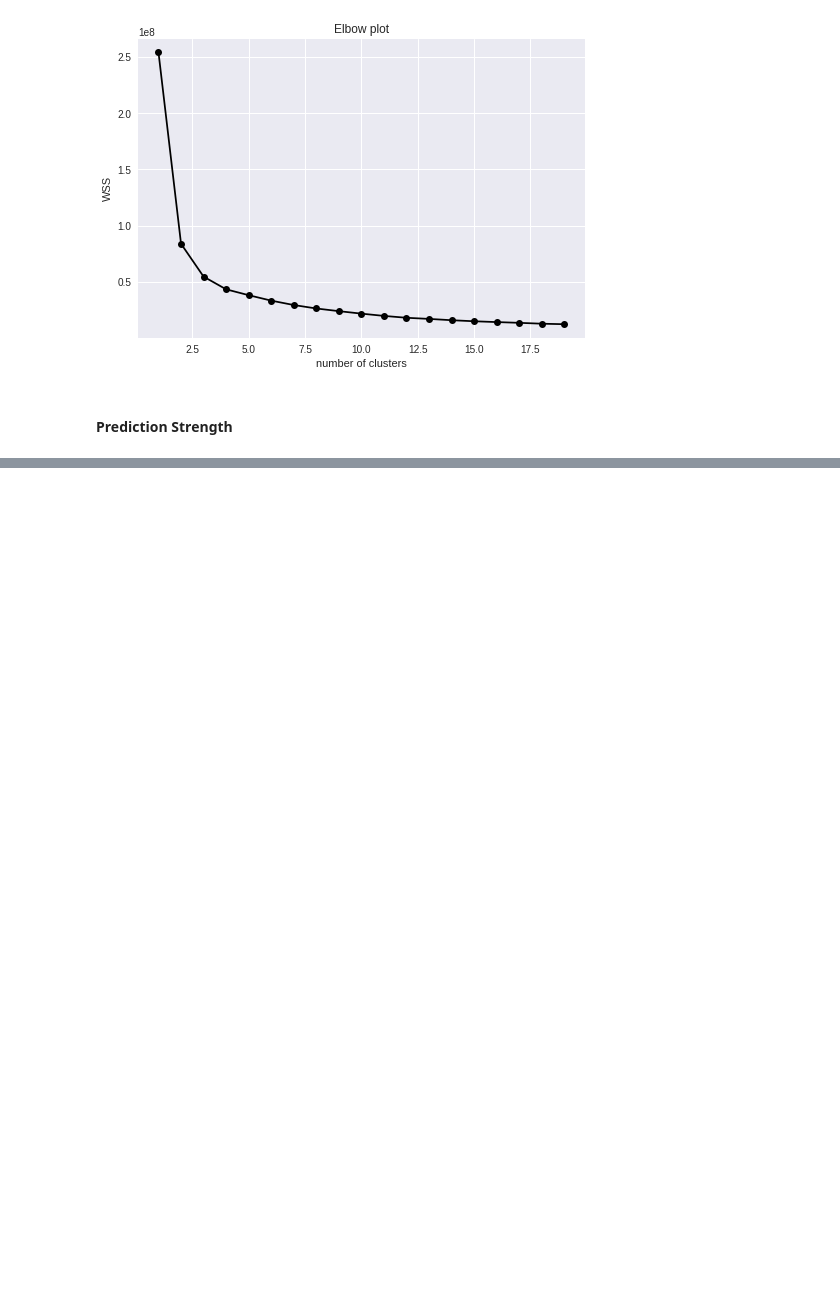
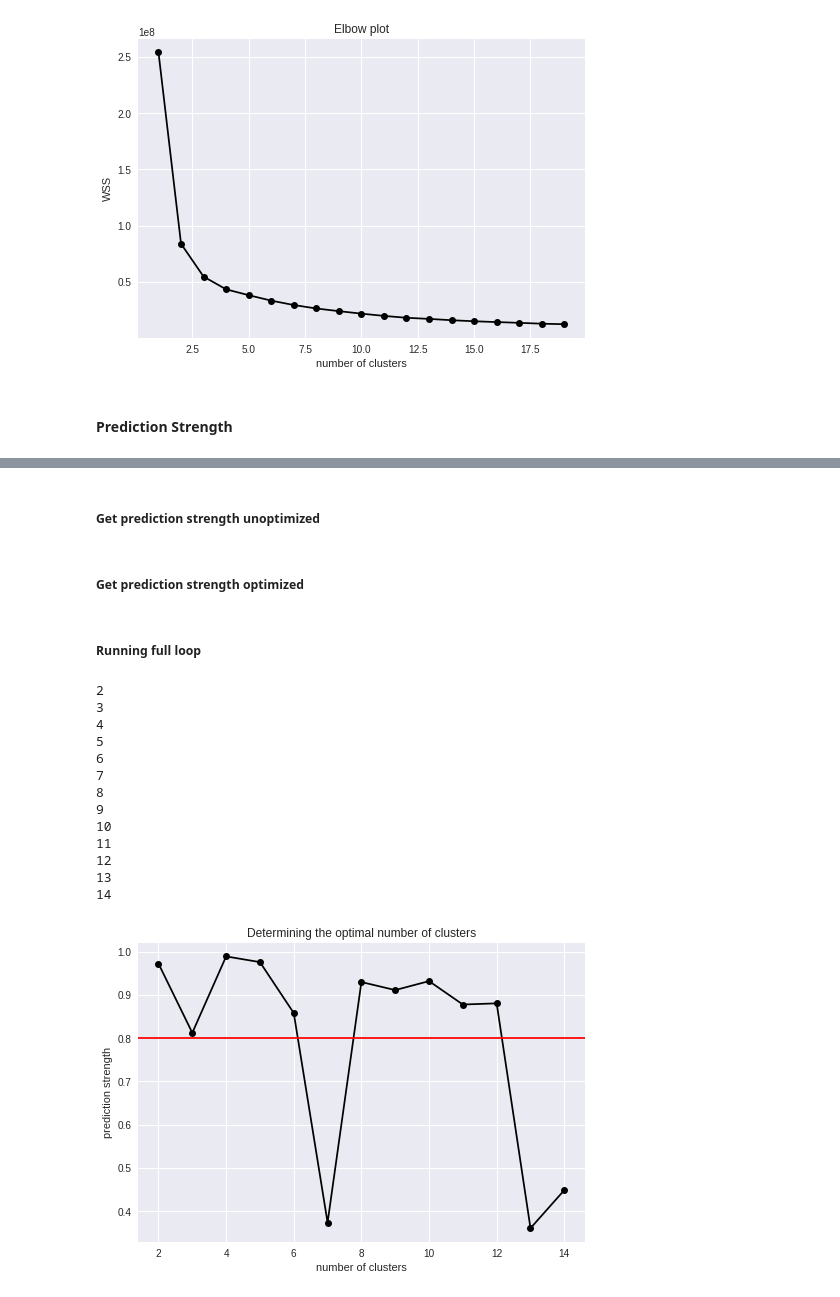
Before and after one commit to dehoyosb/MinJusticia_team77_DS4A_Project, a Jupyter notebook: app/unsupervised_learning_daniel.ipynb, the cells around one changed output, grey strips where cells are left out. Drawn from its saved outputs; the diff is of its cells as text; code cells hidden in the pictures; blank space fills up the shorter version.

Commit message:
Finishing optimized implementation for prediction strength algorithm

```diff
--- a/app/unsupervised_learning_daniel.ipynb
+++ b/app/unsupervised_learning_daniel.ipynb
@@ -245,0 +319,3 @@ def get_closest_centroid(obs, centroids):
+# %%
+x_test = X_test
+test_labels = model_test.labels_
@@ -245,0 +338,8 @@ def get_closest_centroid(obs, centroids):
+# %%
+%time
+test_labels_co_mem = np.zeros((len(test_labels), len(test_labels)))
+for i in range(len(test_labels)):
+    diag = (test_labels == np.roll(test_labels, shift = i))# & (test_labels == 4)
+    diag = diag[i:]
+    test_labels_co_mem[range(i,len(test_labels)),range(len(diag))] = diag
+test_labels_co_mem = test_labels_co_mem + test_labels_co_mem.T - np.diag(np.diag(test_labels_co_mem))
@@ -245,0 +404,15 @@ def get_closest_centroid(obs, centroids):
+# %%
+k = 5
+# %%
+ss = []
+for j in range(k):
+    examples_j = x_test[test_labels == j, :].tolist()
+    n_examples_j = len(examples_j)
+    test_labels_co_mem = np.zeros((len(test_labels), len(test_labels)))
+    for i in range(len(test_labels)):
+        diag = (test_labels == np.roll(test_labels, shift = i)) & (test_labels == j)
+        diag = diag[i:]
+        test_labels_co_mem[range(i,len(test_labels)),range(len(diag))] = diag
+    test_labels_co_mem = test_labels_co_mem + test_labels_co_mem.T - np.diag(np.diag(test_labels_co_mem))
+    s = (co_membership * test_labels_co_mem).sum()
+    ss.append(s / (n_examples_j * (n_examples_j - 1)))
@@ -246,3 +435,5 @@ def get_closest_centroid(obs, centroids):
+# %% [markdown]
+##### Get prediction strength unoptimized
 # %%
 def get_prediction_strength(k, train_centroids, x_test, test_labels):
     '''
@@ -289,3 +480,5 @@ def get_prediction_strength(k, train_centroids, x_test, test_labels):
     prediction_strength = min(ss)
 
     return prediction_strength
+# %% [markdown]
+##### Get prediction strength optimized
@@ -291,0 +532,36 @@ def get_prediction_strength(k, train_centroids, x_test, test_labels):
+# %% [markdown]
+##### Running full loop
+# %%
+# running the clustering
+strengths = []
+clusters = range(2, 15)
+for k in clusters:
+    print(k)
+    model_train = KMeans(n_clusters=k, random_state=42).fit(X_train)
+    model_test = KMeans(n_clusters=k, random_state=42).fit(X_test)
+
+    pred_str = get_prediction_strength_optim(k, model_train.cluster_centers_, X_test, model_test.labels_)
+    strengths.append(pred_str)
+
+# plotting
+_, ax = plt.subplots()
+ax.plot(clusters, strengths, '-o', color='black')
+ax.axhline(y=0.8, c='red');
+ax.set(title='Determining the optimal number of clusters',
+       xlabel='number of clusters',
+       ylabel='prediction strength');
+# %% [output]
+2
+3
+4
+5
+6
+7
+8
+9
+10
+11
+12
+13
+14
+[figure, added]
```
Also changed, not shown: parts of 36 cells of this notebook.
